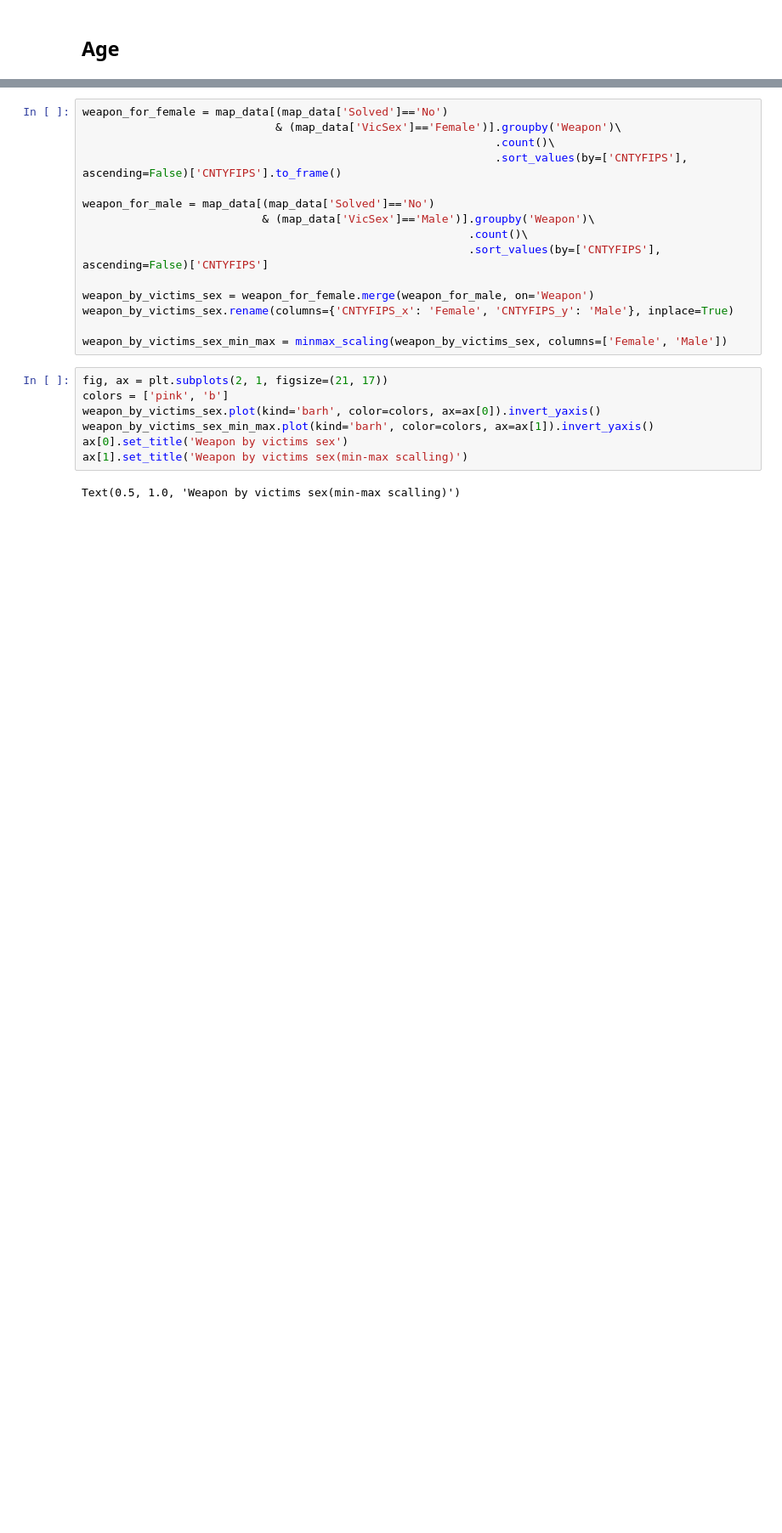
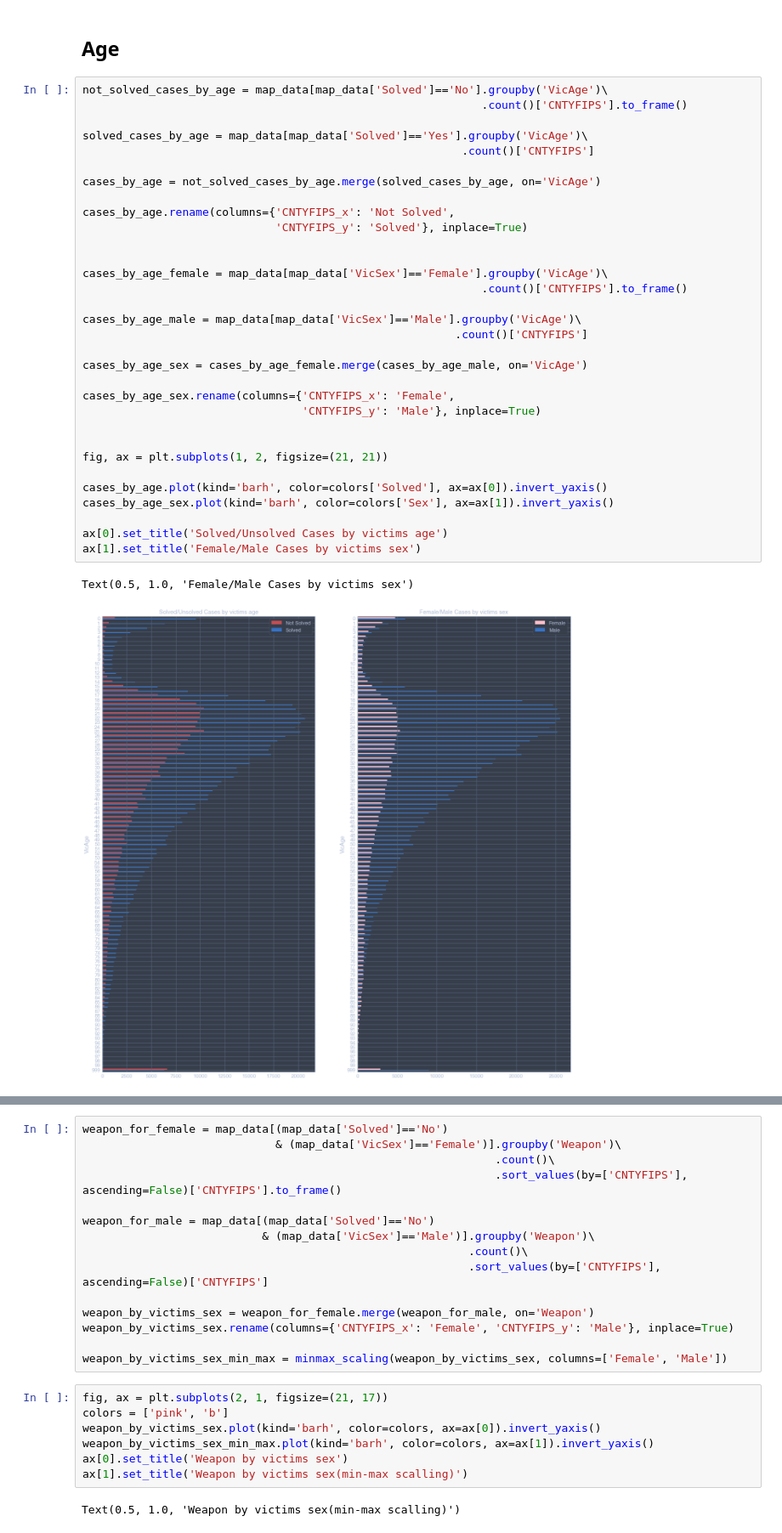
Before and after one commit to fadeeva/weird_projects, a Jupyter notebook: Serial_Killers/Data_from_MAP.ipynb, the cells around one changed output, grey strips where cells are left out. Shown at 85% size. Cells and saved outputs as stored; diff of their text form; blank space fills up the shorter version.

```diff
--- a/Serial_Killers/Data_from_MAP.ipynb
+++ b/Serial_Killers/Data_from_MAP.ipynb
@@ -417,3 +417,38 @@ Text(0.5, 1.0, 'Solved Cases by victims sex')
 [figure]
 # %% [markdown]
 ## Age
+# %%
+not_solved_cases_by_age = map_data[map_data['Solved']=='No'].groupby('VicAge')\
+                                                            .count()['CNTYFIPS'].to_frame()
+
+solved_cases_by_age = map_data[map_data['Solved']=='Yes'].groupby('VicAge')\
+                                                         .count()['CNTYFIPS']
+
+cases_by_age = not_solved_cases_by_age.merge(solved_cases_by_age, on='VicAge')
+
+cases_by_age.rename(columns={'CNTYFIPS_x': 'Not Solved',
+                             'CNTYFIPS_y': 'Solved'}, inplace=True)
+
+
+cases_by_age_female = map_data[map_data['VicSex']=='Female'].groupby('VicAge')\
+                                                            .count()['CNTYFIPS'].to_frame()
+
+cases_by_age_male = map_data[map_data['VicSex']=='Male'].groupby('VicAge')\
+                                                        .count()['CNTYFIPS']
+
+cases_by_age_sex = cases_by_age_female.merge(cases_by_age_male, on='VicAge')
+
+cases_by_age_sex.rename(columns={'CNTYFIPS_x': 'Female',
+                                 'CNTYFIPS_y': 'Male'}, inplace=True)
+
+
+fig, ax = plt.subplots(1, 2, figsize=(21, 21))
+
+cases_by_age.plot(kind='barh', color=colors['Solved'], ax=ax[0]).invert_yaxis()
+cases_by_age_sex.plot(kind='barh', color=colors['Sex'], ax=ax[1]).invert_yaxis()
+
+ax[0].set_title('Solved/Unsolved Cases by victims age')
+ax[1].set_title('Female/Male Cases by victims sex')
+# %% [output]
+Text(0.5, 1.0, 'Female/Male Cases by victims sex')
+[figure, added]
```
Also changed, not shown: parts of 19 cells of this notebook.
